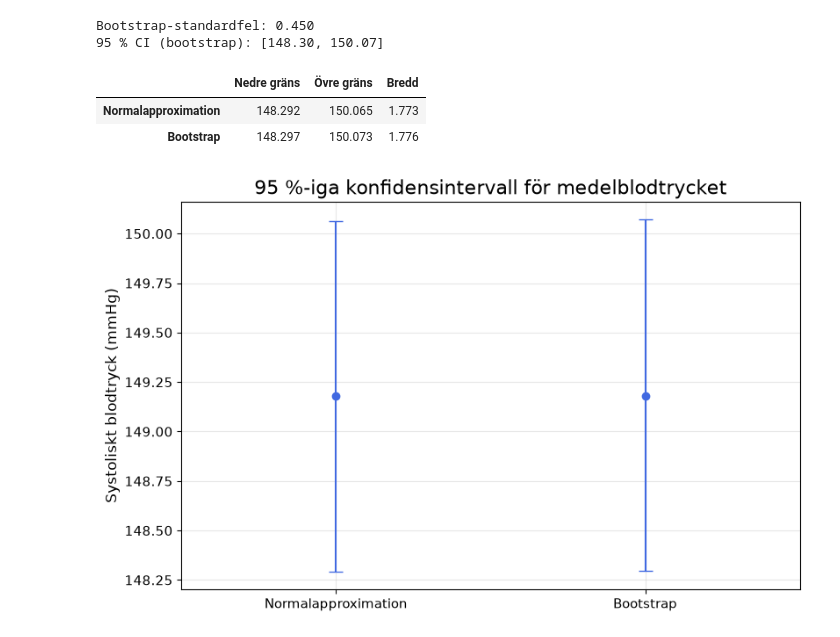
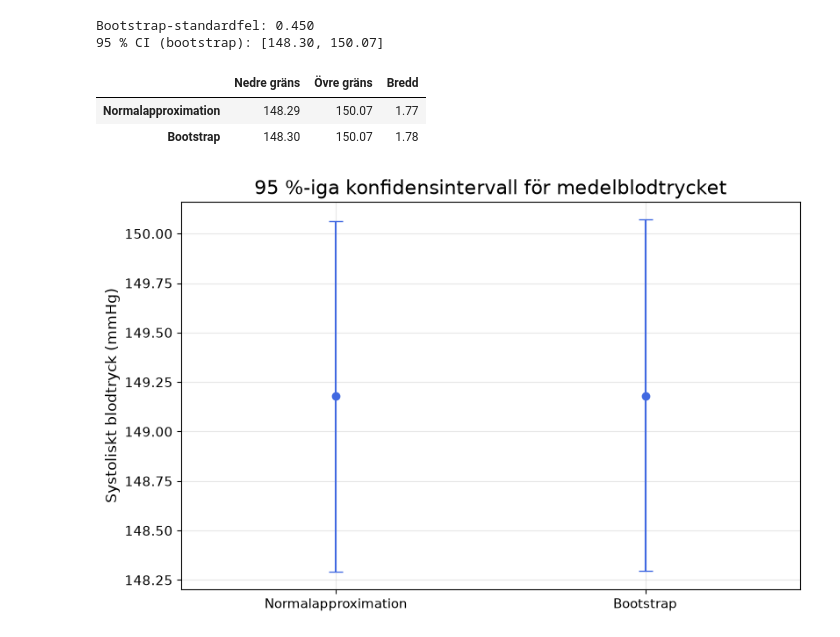
Before and after one commit to natasa-s/halsostudie, a Jupyter notebook: report_del1.ipynb, the cells around one changed output. Cells and saved outputs as stored; diff of their text form; code cells hidden in the pictures.

```diff
--- a/report_del1.ipynb
+++ b/report_del1.ipynb
@@ -267,18 +267,18 @@ Bootstrap-standardfel: 0.450
 # %%
 comparison = pd.DataFrame(
     {
         "Nedre gräns": [ci_normal[0], ci_bootstrap[0]],
         "Övre gräns": [ci_normal[1], ci_bootstrap[1]],
     },
     index=["Normalapproximation", "Bootstrap"],
 )
 comparison["Bredd"] = comparison["Övre gräns"] - comparison["Nedre gräns"]
 
-display(comparison.round(3))
+display(comparison.round(2))
 # %% [output]
 |  | Nedre gräns | Övre gräns | Bredd |
-| Normalapproximation | 148.292 | 150.065 | 1.773 |
-| Bootstrap | 148.297 | 150.073 | 1.776 |
+| Normalapproximation | 148.29 | 150.07 | 1.77 |
+| Bootstrap | 148.30 | 150.07 | 1.78 |
 # %%
 labels = ["Normalapproximation", "Bootstrap"]
 intervals = [ci_normal, ci_bootstrap]
```
Also changed, not shown: parts of 7 cells of this notebook.
